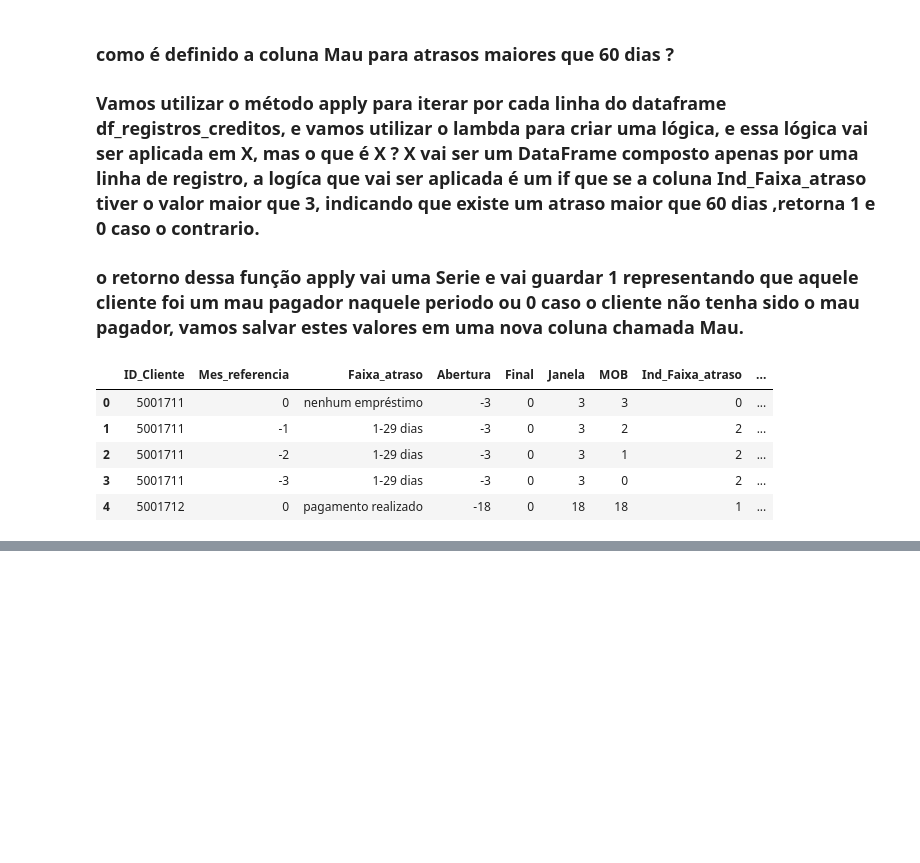
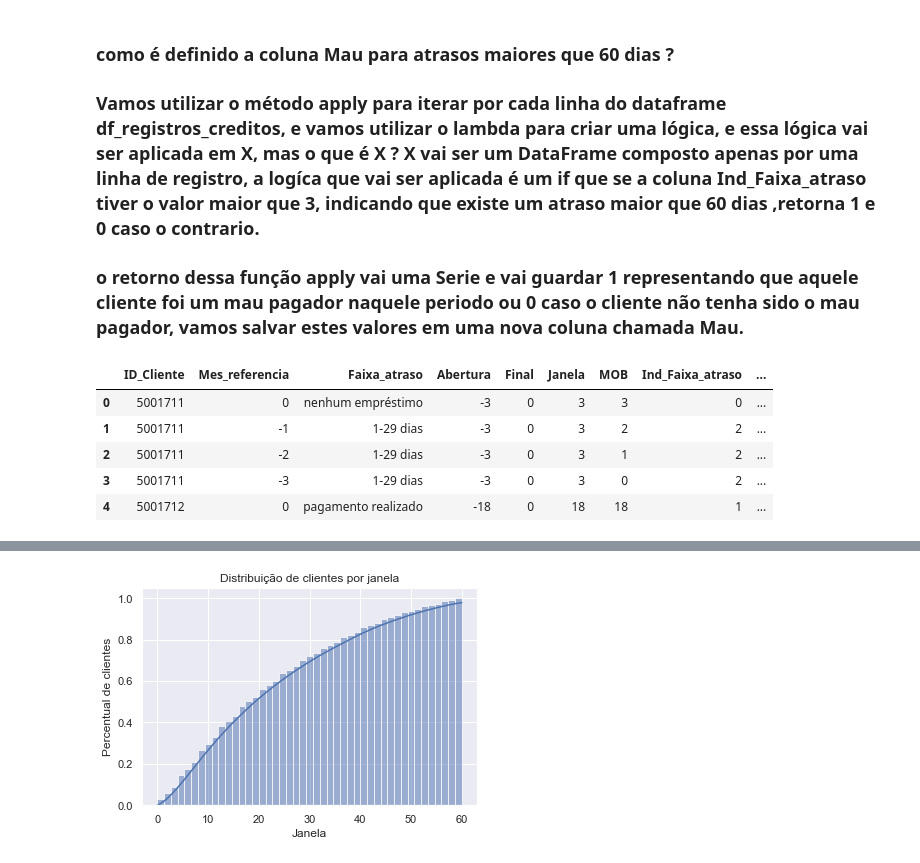
Before and after one commit to cmattosr/bootcampDS_mod06, a Jupyter notebook: Modulo06.ipynb, the cells around one changed output, grey strips where cells are left out. Saved outputs shown, nothing was run; the diff lists cells and outputs as text; code cells hidden in the pictures; blank space fills up the shorter version.

```diff
--- a/Modulo06.ipynb
+++ b/Modulo06.ipynb
@@ -548,0 +557,3 @@ df_clientes_aprovados.head()
+# %%
+df_registros_creditos_ID = df_clientes_aprovados[['ID_Cliente','Abertura', 'Final', 'Janela']].groupby('ID_Cliente').apply(lambda x: x.iloc[0]).reset_index(drop=True)
+df_registros_creditos_ID
@@ -548,0 +730,8 @@ df_clientes_aprovados.head()
+# %%
+sns.histplot(data=df_registros_creditos_ID, x='Janela', cumulative=True, stat='density', kde=True)
+plt.title('Distribuição de clientes por janela')
+plt.xlabel('Janela')
+plt.ylabel('Percentual de clientes')
+plt.show()
+# %% [output]
+[figure, added]
```
Also changed, not shown: parts of 27 cells of this notebook.
